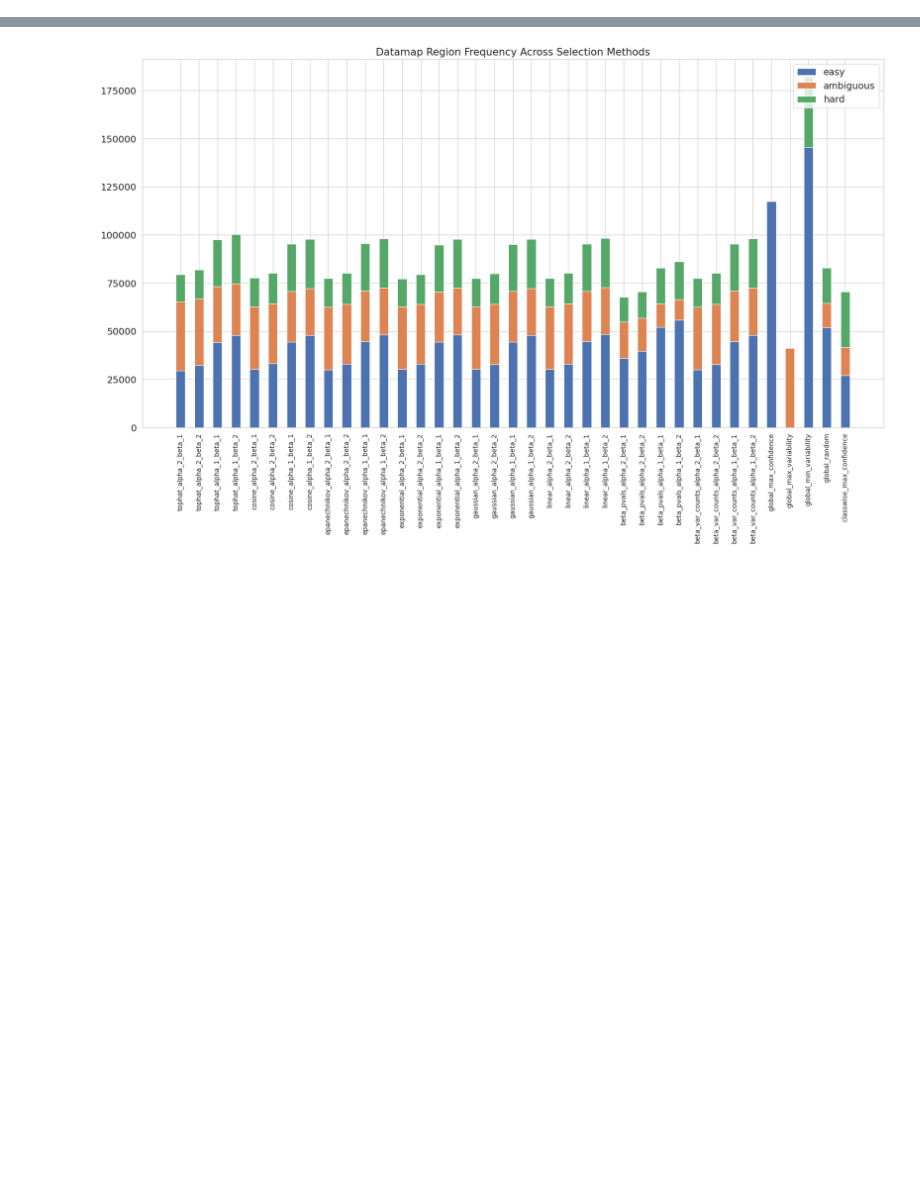
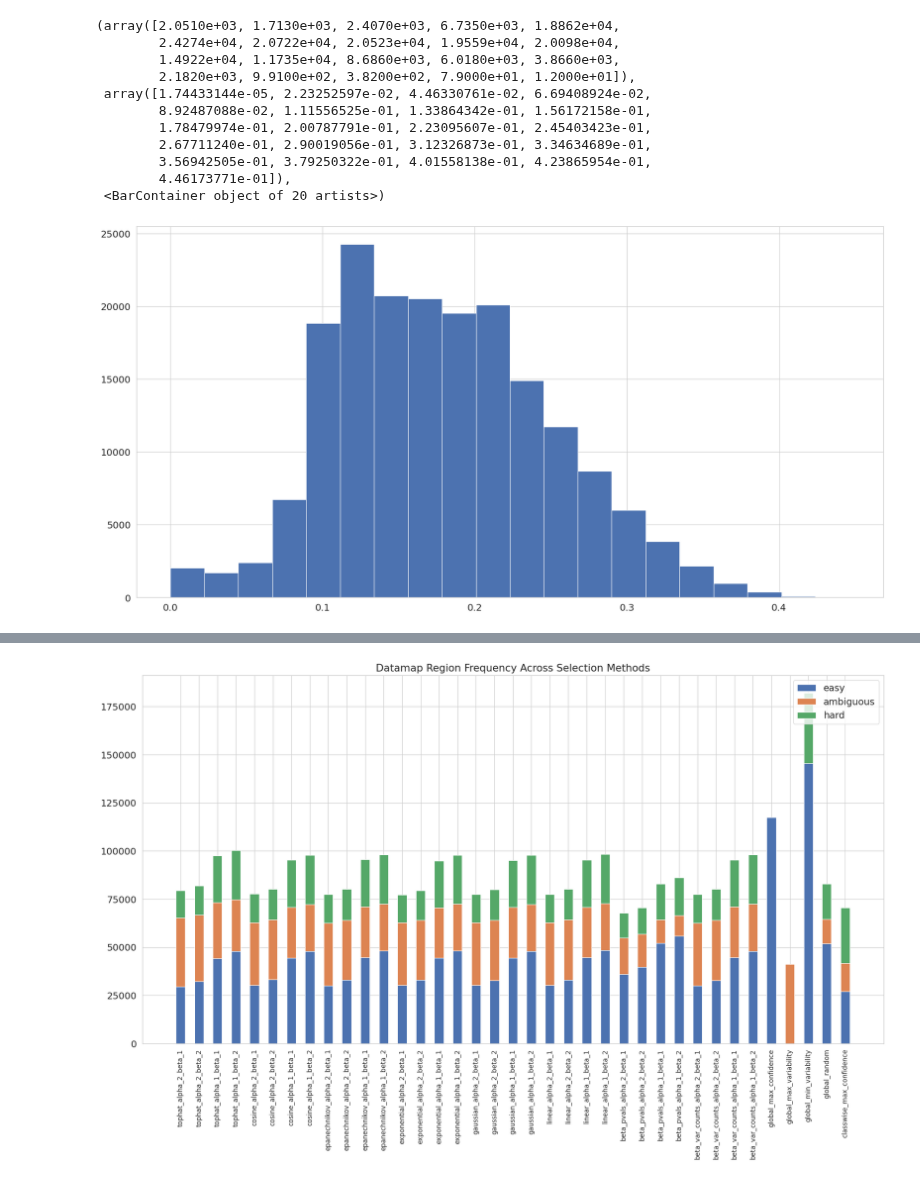
Before and after one commit to jr4fs/vl-pretraining, a Jupyter notebook: src/dataset_selection/sampling/random_sampling_investigation.ipynb, the cells around one changed output, grey strips where cells are left out. Cells and saved outputs as stored; diff of their text form; code cells hidden in the pictures; blank space fills up the shorter version.

```diff
--- a/src/dataset_selection/sampling/random_sampling_investigation.ipynb
+++ b/src/dataset_selection/sampling/random_sampling_investigation.ipynb
@@ -255,0 +283,24 @@ sampling_ids_list = ['beta/beta_kernel/tophat/seed_965/alpha_2_beta_1_budget_30.
+# %%
+sampling_base = '../../../src/dataset_selection/sampling/samples/LXR111/multilabel_full/'
+#sampling_path = 'beta/beta_kernel/tophat/seed_965/alpha_2_beta_1_budget_30.pkl'
+sampling_path = 'beta/beta_pvals/seed_965/alpha_1_beta_2_budget_30.pkl'
+df = pd.read_pickle(base_path+"datamap_metrics.pkl")
+
+with open(sampling_base + sampling_path, 'rb') as f:
+    sampled_ids = pickle.load(f)
+
+df_sampled = df.loc[df['question_id'].isin(sampled_ids)]
+plt.hist(df_sampled['variability'].tolist(), bins=20)
+# %% [output]
+(array([2.0510e+03, 1.7130e+03, 2.4070e+03, 6.7350e+03, 1.8862e+04,
+        2.4274e+04, 2.0722e+04, 2.0523e+04, 1.9559e+04, 2.0098e+04,
+        1.4922e+04, 1.1735e+04, 8.6860e+03, 6.0180e+03, 3.8660e+03,
+        2.1820e+03, 9.9100e+02, 3.8200e+02, 7.9000e+01, 1.2000e+01]),
+ array([1.74433144e-05, 2.23252597e-02, 4.46330761e-02, 6.69408924e-02,
+        8.92487088e-02, 1.11556525e-01, 1.33864342e-01, 1.56172158e-01,
+        1.78479974e-01, 2.00787791e-01, 2.23095607e-01, 2.45403423e-01,
+        2.67711240e-01, 2.90019056e-01, 3.12326873e-01, 3.34634689e-01,
+        3.56942505e-01, 3.79250322e-01, 4.01558138e-01, 4.23865954e-01,
+        4.46173771e-01]),
+ <BarContainer object of 20 artists>)
+[figure, added]
```
Also changed, not shown: parts of 10 cells of this notebook, 5 other files.
